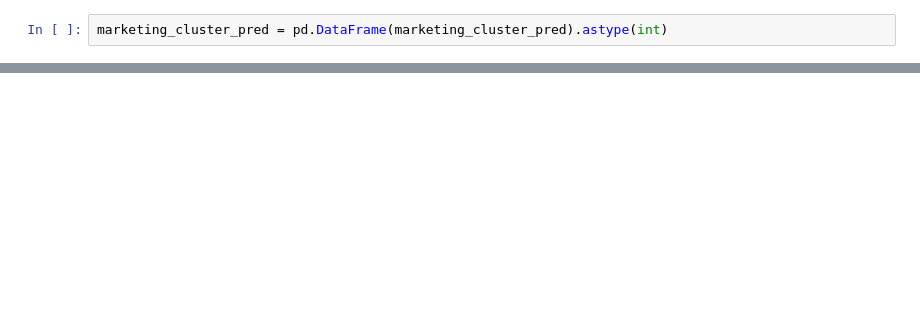
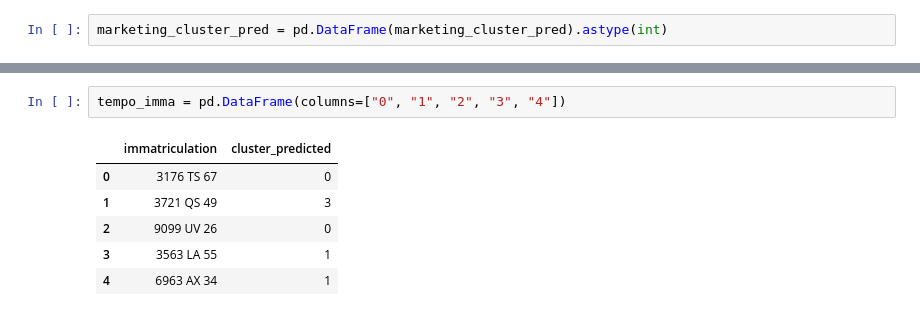
Before and after one commit to nicholas-bn/Data-Analytics-Python, a Jupyter notebook: notebook/Client_EDA.ipynb, the cells around one changed output, grey strips where cells are left out. Cells and saved outputs as stored; diff of their text form; blank space fills up the shorter version.

```diff
--- a/notebook/Client_EDA.ipynb
+++ b/notebook/Client_EDA.ipynb
@@ -498,0 +520,9 @@ Name: cluster, dtype: int32>
+# %%
+tempo_imma = pd.DataFrame(columns=["0", "1", "2", "3", "4"])
+# %% [output]
+|  | immatriculation | cluster_predicted |
+| 0 | 3176 TS 67 | 0 |
+| 1 | 3721 QS 49 | 3 |
+| 2 | 9099 UV 26 | 0 |
+| 3 | 3563 LA 55 | 1 |
+| 4 | 6963 AX 34 | 1 |
```
Also changed, not shown: parts of 11 cells of this notebook, 5 other files.
